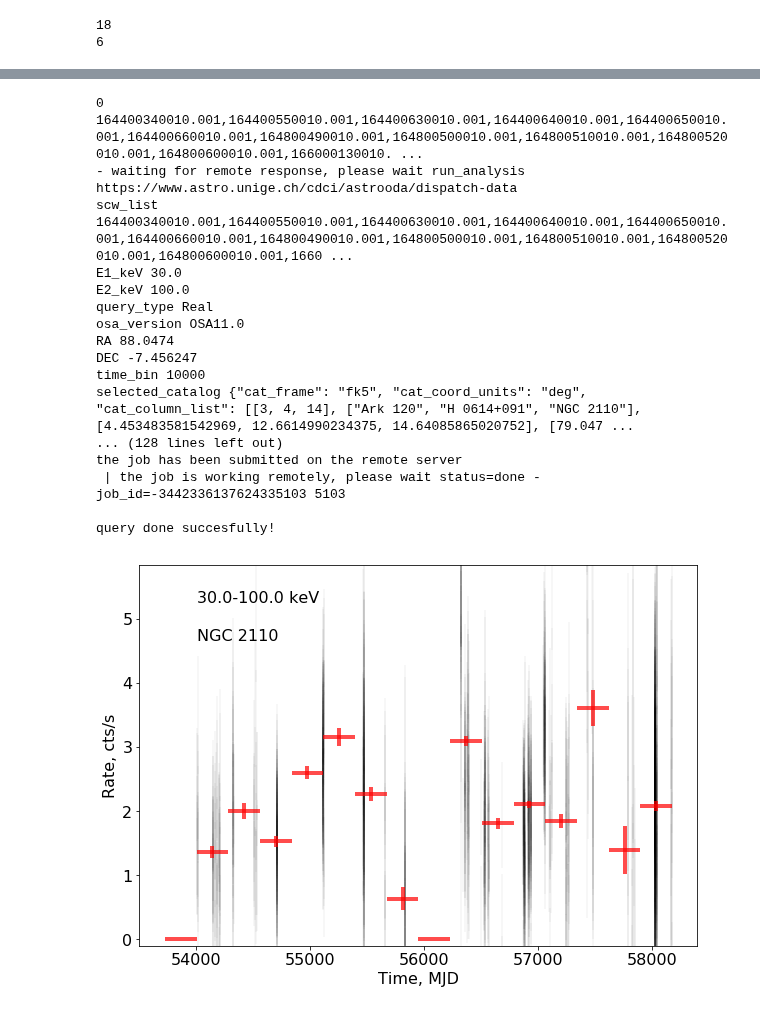
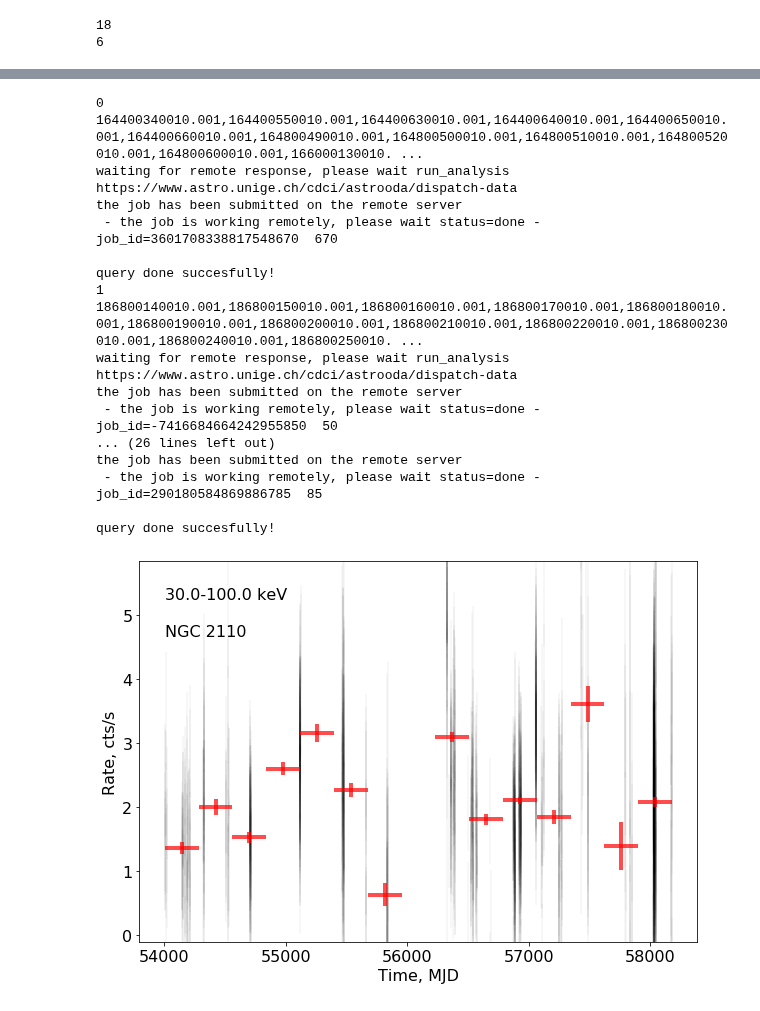
Before and after one commit to oda-hub/oda_api_benchmark, a Jupyter notebook: examples/lc_longterm.ipynb, the cells around one changed output, grey strips where cells are left out. Cells and saved outputs as stored; diff of their text form; code cells hidden in the pictures.

Commit message:
Removed null points from plot. Limited n. of scws to 50.

```diff
--- a/examples/lc_longterm.ipynb
+++ b/examples/lc_longterm.ipynb
@@ -15,7 +15,7 @@ dec=-7.456247
 radius=10.
 Tstart='2003-03-15T00:00:00'
 Tstop='2018-03-15T00:00:00'
-host='www.astro.unige.ch/cdci/astrooda/dispatch-data'
+host='https://www.astro.unige.ch/cdci/astrooda/dispatch-data'
 time_bin=10000
 Nbibs=16 # number of time bin in the long-term lightcurve
 E1_keV=30.
@@ -34,7 +34,8 @@ url="https://www.astro.unige.ch/cdci/astrooda/dispatch-data/gw/timesystem/api/v1
 def queryxtime(**args):
     params=Tstart+'/'+Tstop+'?&ra='+str(ra)+'&dec='+str(dec)+'&radius='+str(radius)+'&min_good_isgri=1000'
     print(url+params)
-    return requests.get(url+params,cookies=cookies).json()
+    return requests.get(url+params).json()
+#,cookies=cookies
 # %%
 #if token!='':
 scwlist=queryxtime()
@@ -62,7 +63,7 @@ for i in range(m_osa10):
         count+=1
     else:
         scw_lists_osa10.append(scw_string[:-1])
-        count=0
+        count=1
         scw_string=str(pointings_osa10[i])+','
 scw_lists_osa10.append(scw_string[:-1])
 print(len(scw_lists_osa10))
@@ -74,7 +75,7 @@ for i in range(m_osa11):
         count+=1
     else:
         scw_lists_osa11.append(scw_string[:-1])
-        count=0
+        count=1
         scw_string=str(pointings_osa11[i])+','
 scw_lists_osa11.append(scw_string[:-1])
 print(len(scw_lists_osa11))
@@ -199,21 +188,21 @@ for i in range(len(scw_lists_osa11)):
 # %% [output]
 0
 164400340010.001,164400550010.001,164400630010.001,164400640010.001,164400650010.001,164400660010.001,164800490010.001,164800500010.001,164800510010.001,164800520010.001,164800600010.001,166000130010. ...
-- waiting for remote response, please wait run_analysis https://www.astro.unige.ch/cdci/astrooda/dispatch-data
-scw_list 164400340010.001,164400550010.001,164400630010.001,164400640010.001,164400650010.001,164400660010.001,164800490010.001,164800500010.001,164800510010.001,164800520010.001,164800600010.001,1660 ...
-E1_keV 30.0
-E2_keV 100.0
-query_type Real
-osa_version OSA11.0
-RA 88.0474
-DEC -7.456247
-time_bin 10000
-selected_catalog {"cat_frame": "fk5", "cat_coord_units": "deg", "cat_column_list": [[3, 4, 14], ["Ark 120", "H 0614+091", "NGC 2110"], [4.453483581542969, 12.6614990234375, 14.64085865020752], [79.047 ...
-... (128 lines left out)
+waiting for remote response, please wait run_analysis https://www.astro.unige.ch/cdci/astrooda/dispatch-data
 the job has been submitted on the remote server
- | the job is working remotely, please wait status=done - job_id=-3442336137624335103 5103
+ - the job is working remotely, please wait status=done - job_id=3601708338817548670  670
 
 query done succesfully!
+1
+186800140010.001,186800150010.001,186800160010.001,186800170010.001,186800180010.001,186800190010.001,186800200010.001,186800210010.001,186800220010.001,186800230010.001,186800240010.001,186800250010. ...
+waiting for remote response, please wait run_analysis https://www.astro.unige.ch/cdci/astrooda/dispatch-data
+the job has been submitted on the remote server
+ - the job is working remotely, please wait status=done - job_id=-7416684664242955850  50
+... (26 lines left out)
+the job has been submitted on the remote server
+ - the job is working remotely, please wait status=done - job_id=290180584869886785  85
+
+query done succesfully!
 # %%
 t=[]
 r=[]
@@ -262,34 +251,36 @@ k=0
 while (j<len(time)):
     while ((t[k]+t0<time[j])):
         if (err[k]>0.):
             flux[j]=flux[j]+r[k]/(err[k])**2
             error[j]=error[j]+1./(err[k])**2
         k=k+1
         if (k==len(t)):
             break
     if (k==len(t)):
         break
     else:
         j=j+1
 plt.errorbar(t+t0,r*exp((t+t0-52900)/40000.),yerr=err*exp((t+t0-52900)/40000.),linestyle='none',color='black',alpha=0.03,linewidth=2)
 
 for i in range(len(flux)):
     if(error[i]>0.):
         flux[i]=flux[i]/(error[i])*exp((time_av[i]-52900)/40000.)
         error[i]=1./sqrt(error[i])*exp((time_av[i]-52900)/40000.)
-plt.errorbar(time_av,flux,yerr=error,xerr=dtime/2.,linestyle='none',color='red',alpha=0.7,linewidth=4)
+
+ind=error>0
+plt.errorbar(time_av[ind],flux[ind],yerr=error[ind],xerr=dtime/2.,linestyle='none',color='red',alpha=0.7,linewidth=4)
 #plt.plot(time_av,exp((time_av-52900)/40000.)/2)
 plt.tick_params(axis='both', which='major', labelsize=16)
 ymax=1.5*max(flux+error)
 plt.ylim(-0.1,ymax)
 plt.xlabel('Time, MJD',fontsize=16)
 plt.ylabel('Rate, cts/s',fontsize=16)
 plt.text(tmin,0.9*ymax, str(E1_keV)+'-'+str(E2_keV)+' keV',fontsize=16)
 plt.text(tmin,0.8*ymax, source_name,fontsize=16)
 
 name=source_name.replace(" ", "")
 plt.savefig(name+'_lc.pdf',format='pdf',dpi=100)
 # %% [output]
-[figure, old version]
+[figure, new version]
 # %%
 lc_3C279=name+'_lc.pdf'
```
Also changed, not shown: parts of 3 cells of this notebook.
